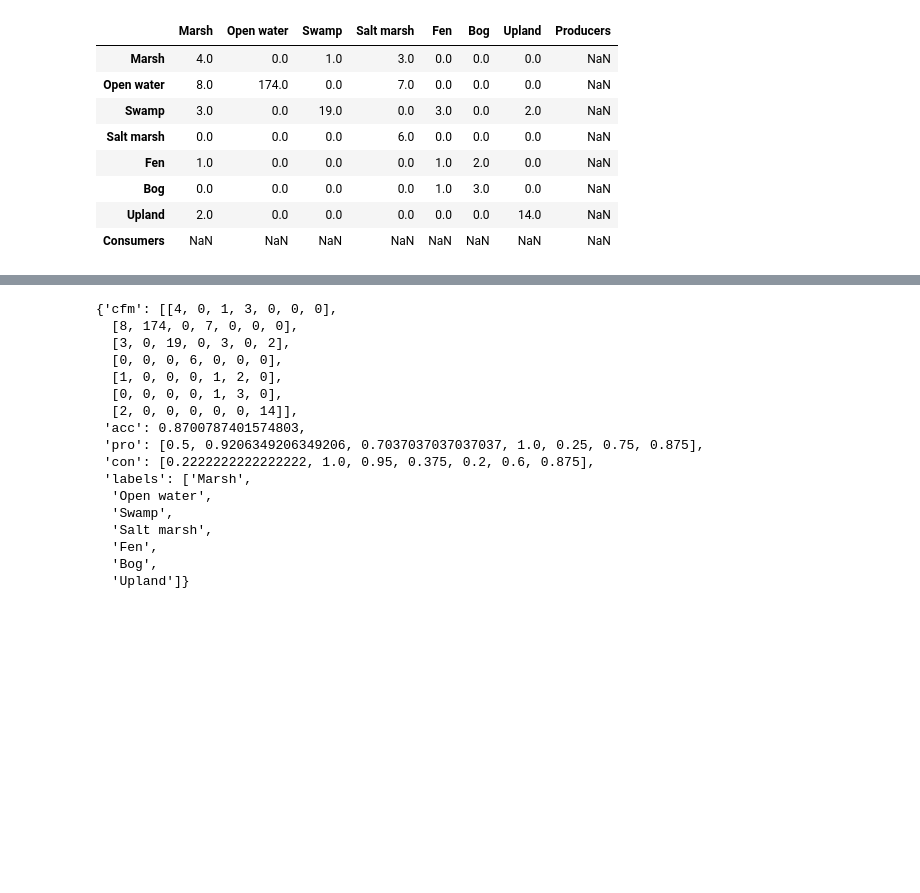
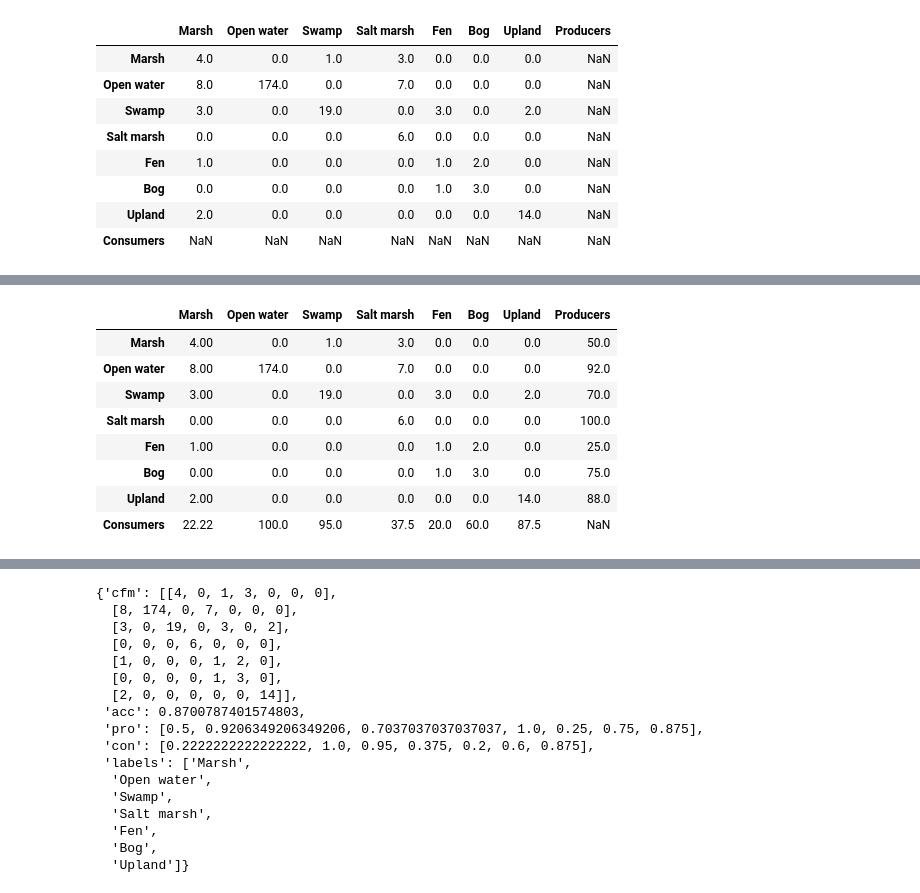
Before and after one commit to Wetlands-NWRC/earth-engine-scripts, a Jupyter notebook: formatting_assessment/notebook.ipynb, the cells around one changed output, grey strips where cells are left out. Cells and saved outputs as stored; diff of their text form; code cells hidden in the pictures; blank space fills up the shorter version.

```diff
--- a/formatting_assessment/notebook.ipynb
+++ b/formatting_assessment/notebook.ipynb
@@ -83,0 +149,12 @@ cfm.iloc[-1, 0:-1] = data.get('con')
+# %%
+cfm
+# %% [output]
+|  | Marsh | Open water | Swamp | Salt marsh | Fen | Bog | Upland | Producers |
+| Marsh | 4.00 | 0.0 | 1.0 | 3.0 | 0.0 | 0.0 | 0.0 | 50.0 |
+| Open water | 8.00 | 174.0 | 0.0 | 7.0 | 0.0 | 0.0 | 0.0 | 92.0 |
+| Swamp | 3.00 | 0.0 | 19.0 | 0.0 | 3.0 | 0.0 | 2.0 | 70.0 |
+| Salt marsh | 0.00 | 0.0 | 0.0 | 6.0 | 0.0 | 0.0 | 0.0 | 100.0 |
+| Fen | 1.00 | 0.0 | 0.0 | 0.0 | 1.0 | 2.0 | 0.0 | 25.0 |
+| Bog | 0.00 | 0.0 | 0.0 | 0.0 | 1.0 | 3.0 | 0.0 | 75.0 |
+| Upland | 2.00 | 0.0 | 0.0 | 0.0 | 0.0 | 0.0 | 14.0 | 88.0 |
+| Consumers | 22.22 | 100.0 | 95.0 | 37.5 | 20.0 | 60.0 | 87.5 | NaN |
```
Also changed, not shown: parts of 13 cells of this notebook, 3 other files.
